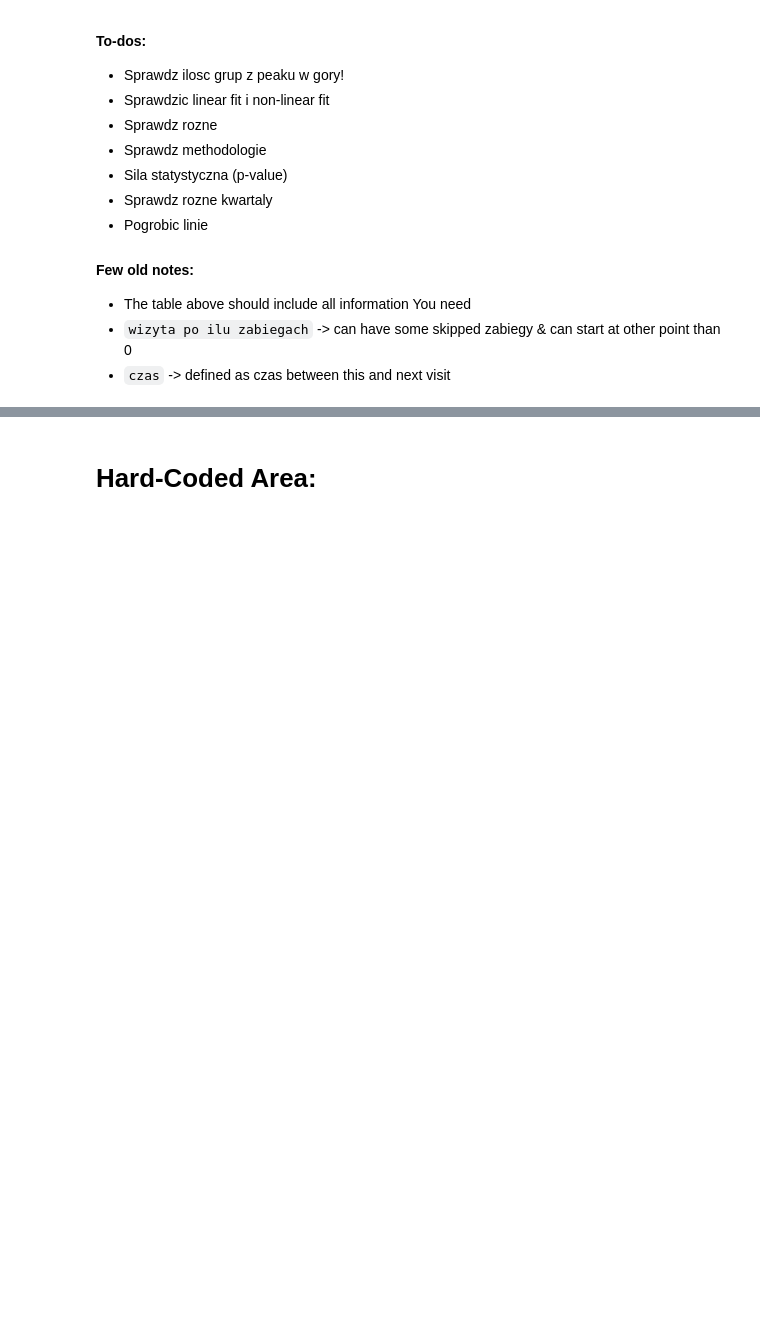
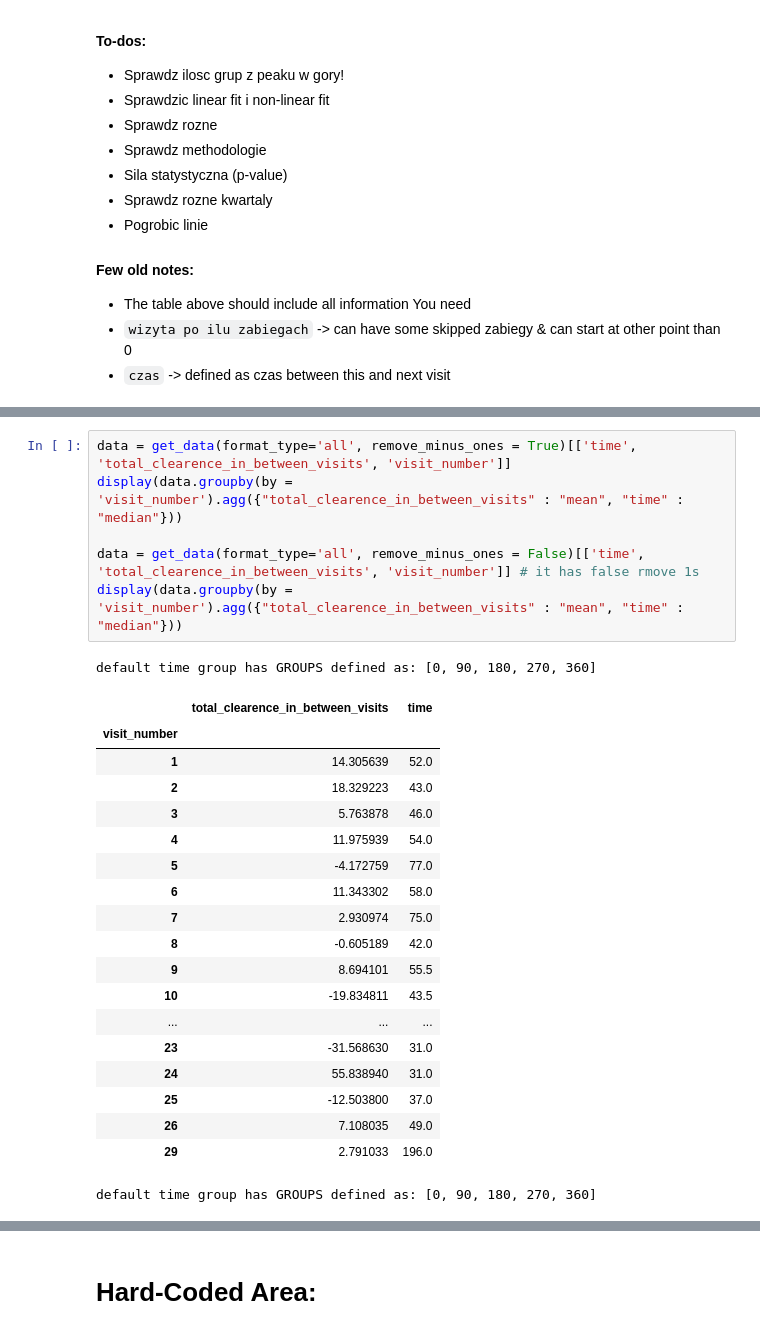
Before and after one commit to szczekulskij/long-term-analysis-of-pws, a Jupyter notebook: main.ipynb, the cells around one changed output, grey strips where cells are left out. Saved outputs shown, nothing was run; the diff lists cells and outputs as text; blank space fills up the shorter version.

```diff
--- a/main.ipynb
+++ b/main.ipynb
@@ -33,0 +56,27 @@ from src.utils import *
+# %%
+data = get_data(format_type='all', remove_minus_ones = True)[['time', 'total_clearence_in_between_visits', 'visit_number']]
+display(data.groupby(by = 'visit_number').agg({"total_clearence_in_between_visits" : "mean", "time" : "median"}))
+
+data = get_data(format_type='all', remove_minus_ones = False)[['time', 'total_clearence_in_between_visits', 'visit_number']] # it has false rmove 1s
+display(data.groupby(by = 'visit_number').agg({"total_clearence_in_between_visits" : "mean", "time" : "median"}))
+# %% [output]
+default time group has GROUPS defined as: [0, 90, 180, 270, 360]
+|  | total_clearence_in_between_visits | time |
+| visit_number |  |  |
+| 1 | 14.305639 | 52.0 |
+| 2 | 18.329223 | 43.0 |
+| 3 | 5.763878 | 46.0 |
+| 4 | 11.975939 | 54.0 |
+| 5 | -4.172759 | 77.0 |
+| 6 | 11.343302 | 58.0 |
+| 7 | 2.930974 | 75.0 |
+| 8 | -0.605189 | 42.0 |
+| 9 | 8.694101 | 55.5 |
+| 10 | -19.834811 | 43.5 |
+| ... | ... | ... |
+| 23 | -31.568630 | 31.0 |
+| 24 | 55.838940 | 31.0 |
+| 25 | -12.503800 | 37.0 |
+| 26 | 7.108035 | 49.0 |
+| 29 | 2.791033 | 196.0 |
+default time group has GROUPS defined as: [0, 90, 180, 270, 360]
```
Also changed, not shown: parts of 2 cells of this notebook, 1 other file.
